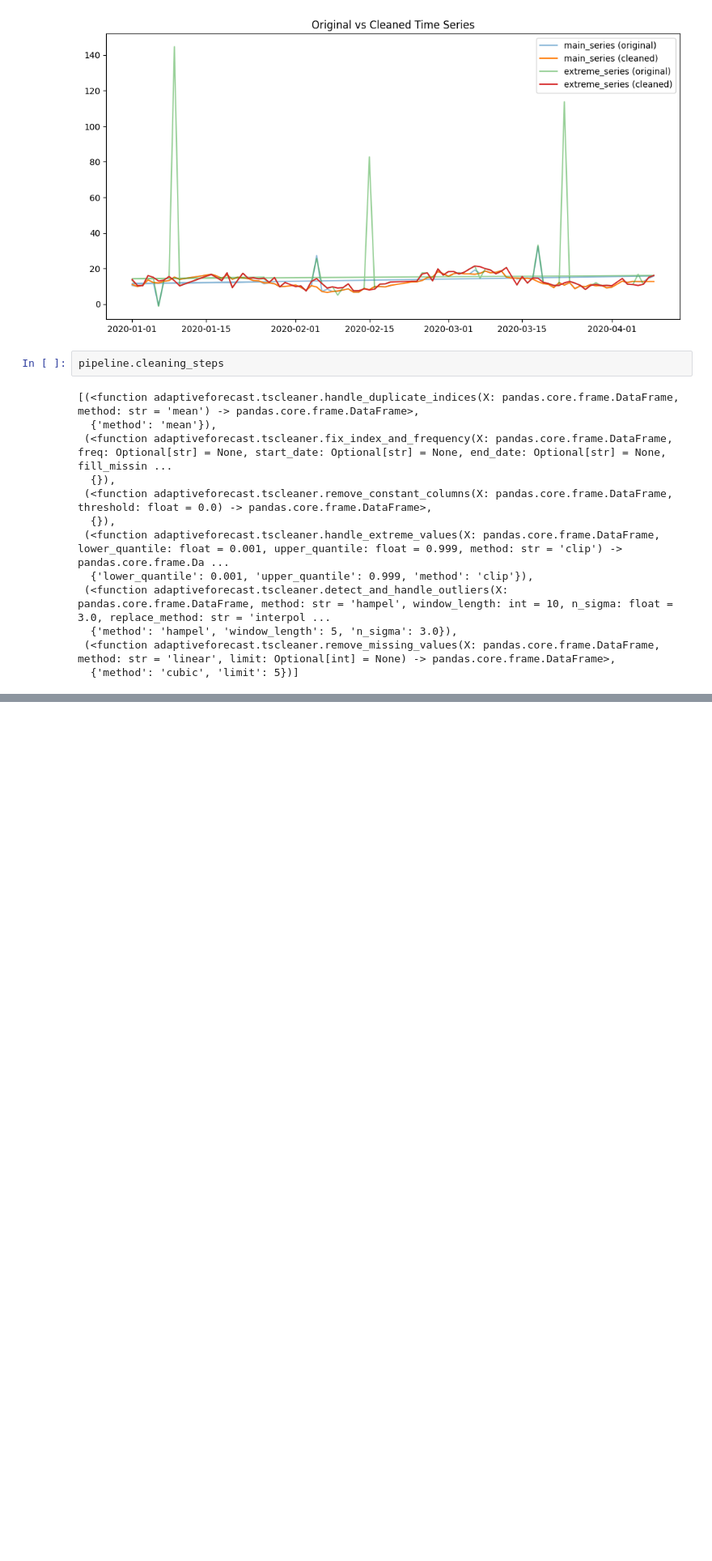
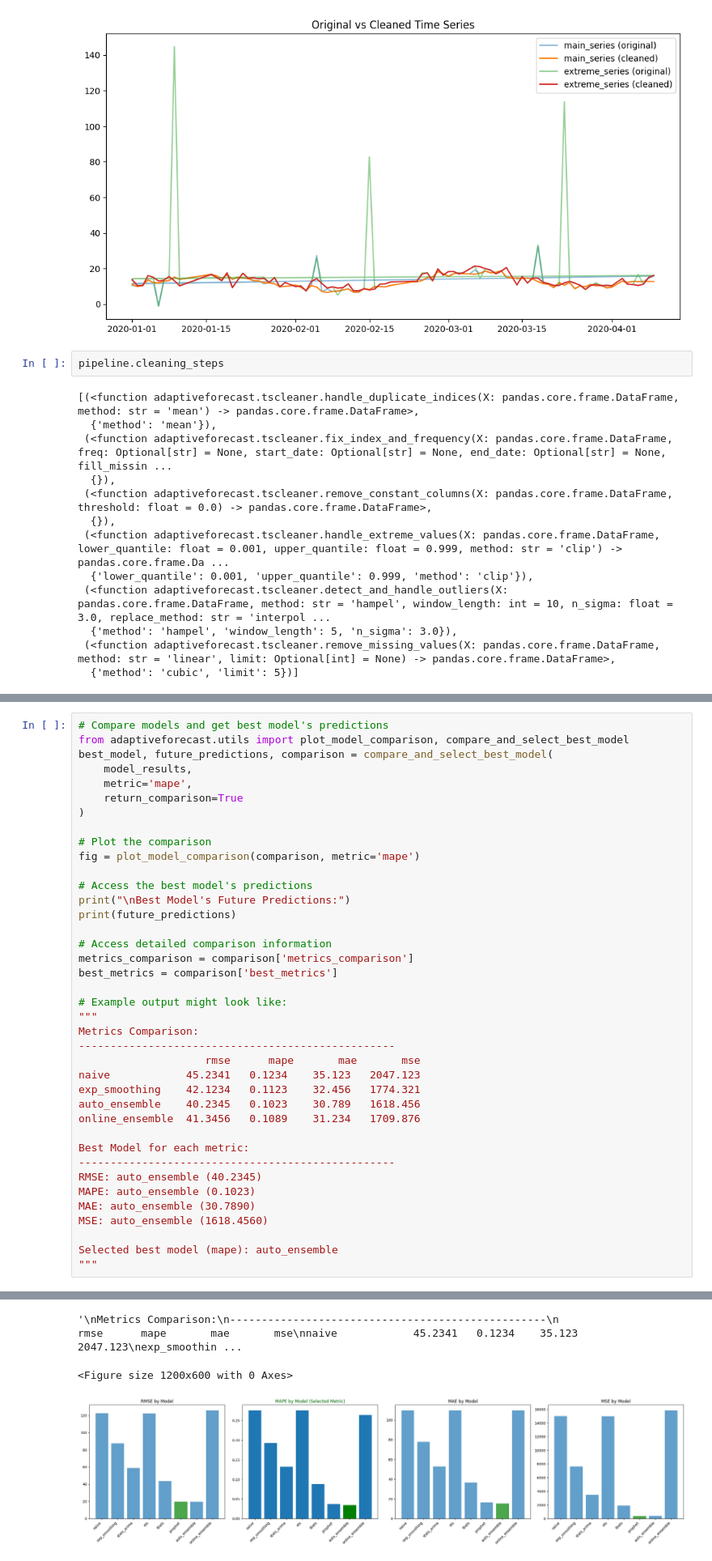
Before and after one commit to prekrish/Adaptive_Forecasting, a Jupyter notebook: adaptiveforecast/examples/investigate.ipynb, the cells around one changed output, grey strips where cells are left out. Shown: that part at 81% size. Drawn from its saved outputs; the diff is of its cells as text; blank space fills up the shorter version.

```diff
--- a/adaptiveforecast/examples/investigate.ipynb
+++ b/adaptiveforecast/examples/investigate.ipynb
@@ -449,0 +477,40 @@ fig = plot_model_weights(model_results['auto_ensemble']['model_weights'])
+# %%
+# Compare models and get best model's predictions
+from adaptiveforecast.utils import plot_model_comparison, compare_and_select_best_model
+best_model, future_predictions, comparison = compare_and_select_best_model(
+    model_results,
+    metric='mape',
+    return_comparison=True
+)
+
+# Plot the comparison
+fig = plot_model_comparison(comparison, metric='mape')
+
+# Access the best model's predictions
+print("\nBest Model's Future Predictions:")
+print(future_predictions)
+
+# Access detailed comparison information
+metrics_comparison = comparison['metrics_comparison']
+best_metrics = comparison['best_metrics']
+
+# Example output might look like:
+"""
+Metrics Comparison:
+--------------------------------------------------
+                    rmse      mape       mae       mse
+naive            45.2341   0.1234    35.123   2047.123
+exp_smoothing    42.1234   0.1123    32.456   1774.321
+auto_ensemble    40.2345   0.1023    30.789   1618.456
+online_ensemble  41.3456   0.1089    31.234   1709.876
+
+Best Model for each metric:
+--------------------------------------------------
+RMSE: auto_ensemble (40.2345)
+MAPE: auto_ensemble (0.1023)
+MAE: auto_ensemble (30.7890)
+MSE: auto_ensemble (1618.4560)
+
+Selected best model (mape): auto_ensemble
+"""
+# %% [output]
@@ -449,0 +548,3 @@ fig = plot_model_weights(model_results['auto_ensemble']['model_weights'])
+'\nMetrics Comparison:\n--------------------------------------------------\n                    rmse      mape       mae       mse\nnaive            45.2341   0.1234    35.123   2047.123\nexp_smoothin ...
+<Figure size 1200x600 with 0 Axes>
+[figure, added]
```
Also changed, not shown: parts of 10 cells of this notebook, 6 other files.
